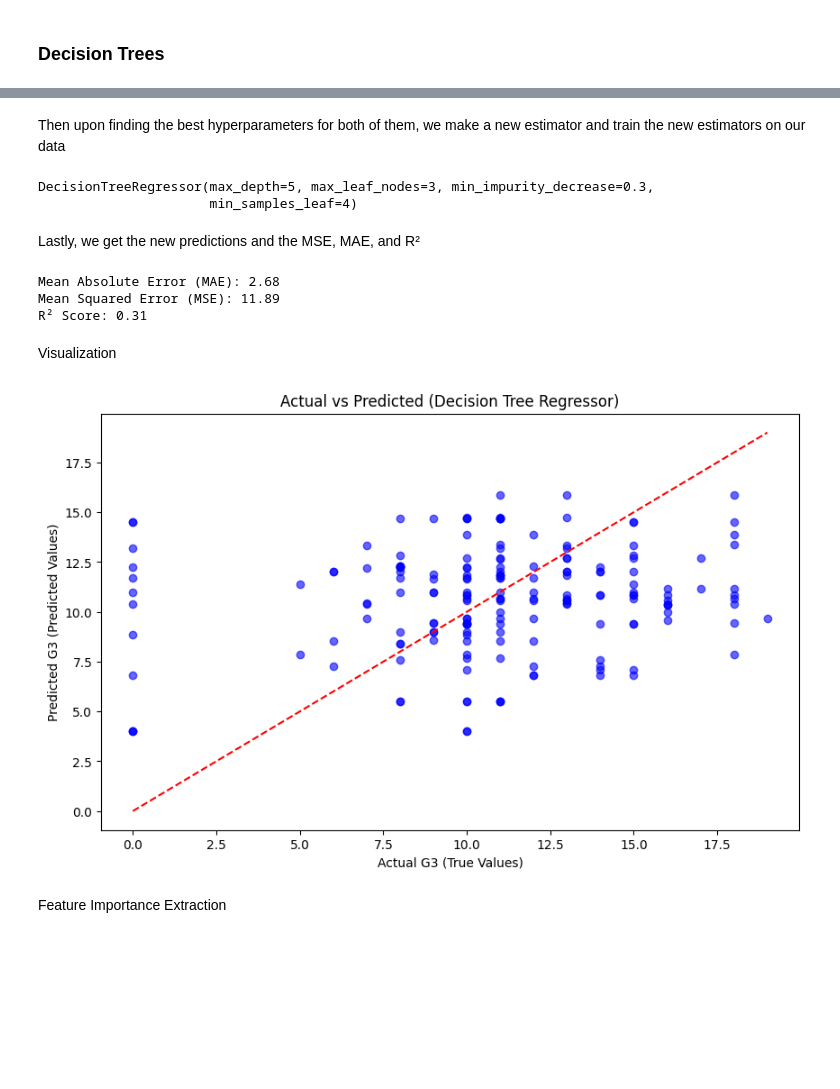
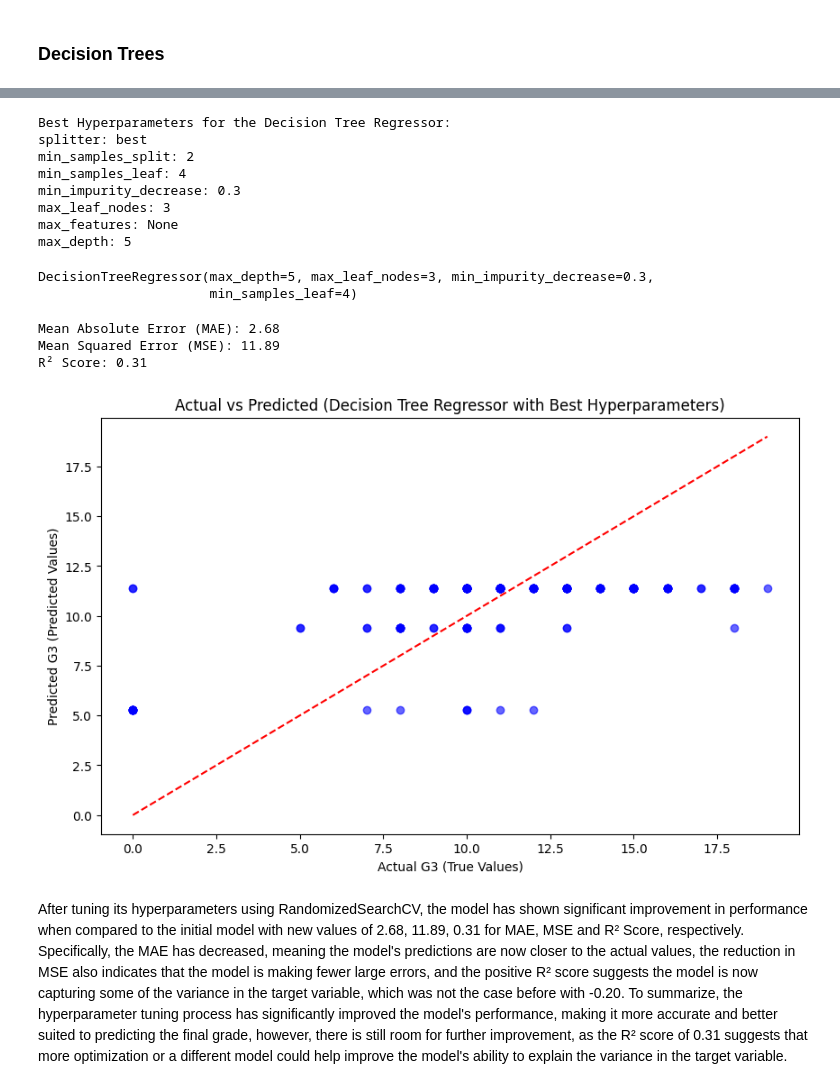
Before and after one commit to MiguelCarloKua/STINTSY_AlcoholConsumption, a Jupyter notebook: STINTSY_StudentAlcohol.ipynb, the cells around one changed output, grey strips where cells are left out. Drawn from its saved outputs; the diff is of its cells as text; code cells hidden in the pictures; blank space fills up the shorter version.

```diff
--- a/STINTSY_StudentAlcohol.ipynb
+++ b/STINTSY_StudentAlcohol.ipynb
@@ -1011,9 +655,8 @@ The method we will be using to improve the overall model performance is the `Ran
 # %%
 from sklearn.model_selection import RandomizedSearchCV
 
-# Define the hyperparameters grid
 hyperparameters = {
-    'min_impurity_decrease': [0, 0.001, 0.01, 0.05, 0.1, 0.3, 0.5, 0.7, 0.1],
+    'min_impurity_decrease': [0, 0.001, 0.01, 0.05, 0.1, 0.3, 0.5, 0.7, 0.9],
     'max_depth': [None, 5, 10, 15, 20, 25, 30, 35, 40, 50],
     'min_samples_split': [2, 4, 6, 10, 15, 20, 25],
     'min_samples_leaf': [1, 2, 4, 5, 10, 15, 20],
@@ -1024,7 +667,6 @@ hyperparameters = {
 
 dtr = DecisionTreeRegressor(random_state=42)
 
-# Set up RandomizedSearchCV for hyperparameter tuning
 random_search_tree = RandomizedSearchCV(
     estimator=dtr,
     param_distributions=hyperparameters,
@@ -1055,17 +697,26 @@ RandomizedSearchCV(cv=5, estimator=DecisionTreeRegressor(random_state=42),
                                                               20, 25],
                                         'splitter': ['best', 'random']},
                    random_state=42)
-# %% [markdown]
-Then upon finding the best hyperparameters for both of them, we make a new estimator and train the new estimators on our data
 # %%
 best_hyperparameters_tree = random_search_tree.best_params_
+
+print("Best Hyperparameters for the Decision Tree Regressor:")
+for param, value in best_hyperparameters_tree.items():
+    print(f"{param}: {value}")
+
 dtr_best = DecisionTreeRegressor(**best_hyperparameters_tree)
 dtr_best.fit(X_train_tree, y_train_tree)
 # %% [output]
-DecisionTreeRegressor(max_depth=5, max_leaf_nodes=3, min_impurity_decrease=0.3,
-                      min_samples_leaf=4)
+Best Hyperparameters for the Decision Tree Regressor:
+splitter: best
+min_samples_split: 2
+min_samples_leaf: 4
+min_impurity_decrease: 0.3
+max_leaf_nodes: 3
+max_features: None
+max_depth: 5
+DecisionTreeRegressor(max_depth=5, max_leaf_nodes=3, min_impurity_decrease=0.3,
+                      min_samples_leaf=4)
-# %% [markdown]
-Lastly, we get the new predictions and the MSE, MAE, and R²
 # %%
 y_pred_tree_best = dtr_best.predict(X_test_tree)
 
@@ -1080,19 +731,16 @@ print(f"R² Score: {r2_tree_best:.2f}")
 Mean Absolute Error (MAE): 2.68
 Mean Squared Error (MSE): 11.89
 R² Score: 0.31
-# %% [markdown]
-Visualization
 # %%
-# Scatter plot to compare actual vs predicted values
 plt.figure(figsize=(10, 6))
-plt.scatter(y_test_tree, y_pred_tree, color='blue', alpha=0.6)
-plt.plot([min(y_test_tree), max(y_test_tree)], [min(y_test_tree), max(y_test_tree)], color='red', linestyle='--')  # Perfect prediction line
-plt.title("Actual vs Predicted (Decision Tree Regressor)")
+plt.scatter(y_test_tree, y_pred_tree_best, color='blue', alpha=0.6)
+plt.plot([min(y_test_tree), max(y_test_tree)], [min(y_test_tree), max(y_test_tree)], color='red', linestyle='--')
+plt.title("Actual vs Predicted (Decision Tree Regressor with Best Hyperparameters)")
 plt.xlabel("Actual G3 (True Values)")
 plt.ylabel("Predicted G3 (Predicted Values)")
 plt.show()
 # %% [output]
-[figure, old version]
+[figure, new version]
-# %% [markdown]
-Feature Importance Extraction
+# %% [markdown]
+After tuning its hyperparameters using RandomizedSearchCV, the model has shown significant improvement in performance when compared to the initial model with new values of 2.68, 11.89, 0.31 for MAE, MSE and R² Score, respectively. Specifically, the MAE has decreased, meaning the model's predictions are now closer to the actual values, the reduction in MSE also indicates that the model is making fewer large errors, and the positive R² score suggests the model is now capturing some of the variance in the target variable, which was not the case before with -0.20. To summarize, the hyperparameter tuning process has significantly improved the model's performance, making it more accurate and better suited to predicting the final grade, however, there is still room for further improvement, as the R² score of 0.31 suggests that more optimization or a different model could help improve the model's ability to explain the variance in the target variable.
 # %%
```
Also changed, not shown: parts of 52 cells of this notebook.
